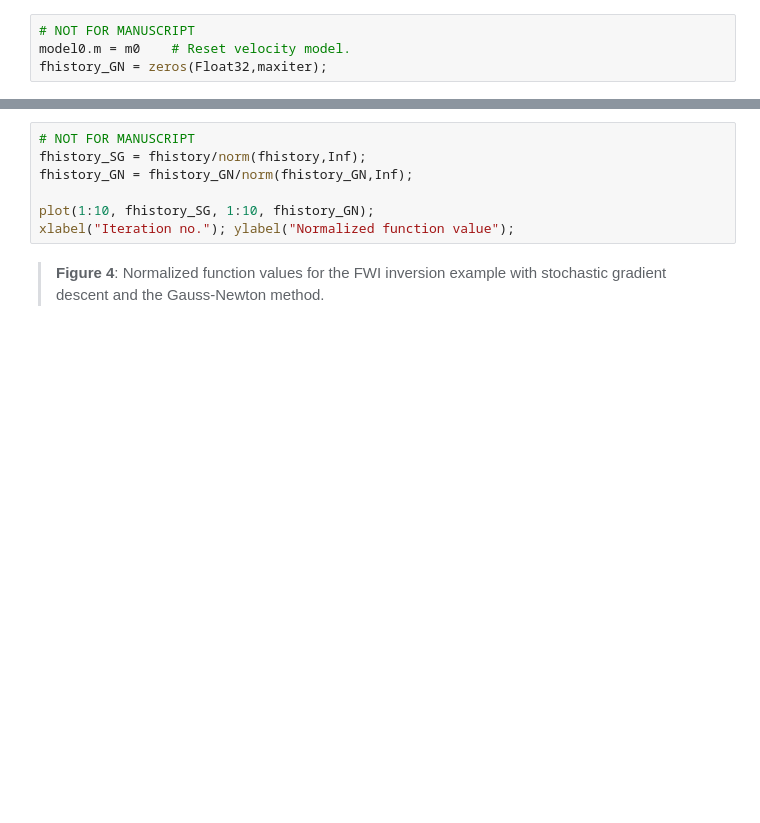
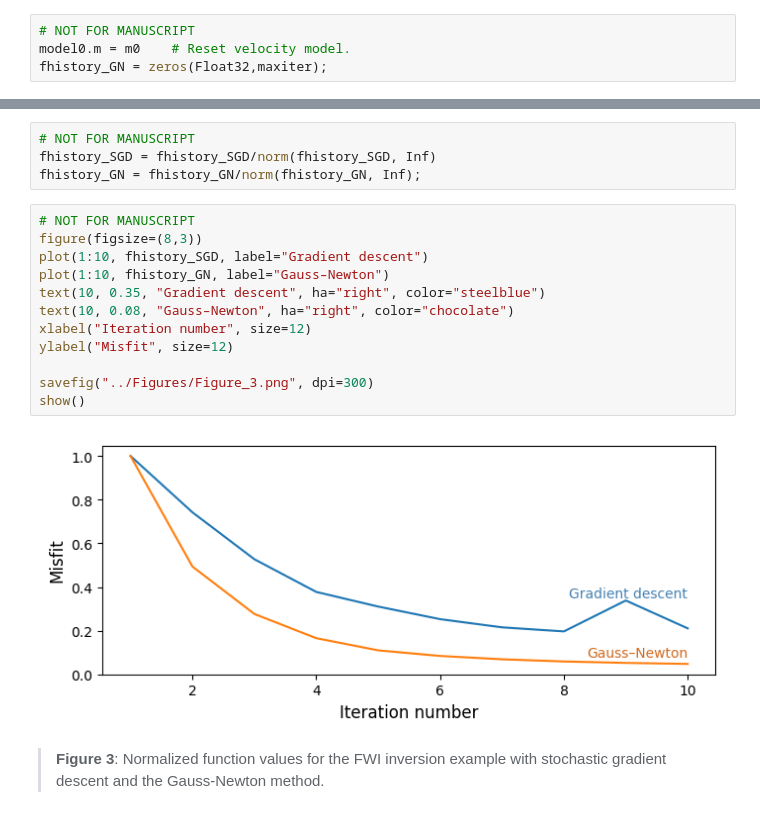
Before and after one commit to seg/tutorials-2018, a Jupyter notebook: 1802_FWI_Inversion/Notebook/Manuscript.ipynb, the cells around one changed output, grey strips where cells are left out. Drawn from its saved outputs; the diff is of its cells as text; blank space fills up the shorter version.

```diff
--- a/1802_FWI_Inversion/Notebook/Manuscript.ipynb
+++ b/1802_FWI_Inversion/Notebook/Manuscript.ipynb
@@ -256,10 +355,21 @@ show()
 # %%
 # NOT FOR MANUSCRIPT
-fhistory_SG = fhistory/norm(fhistory,Inf);
-fhistory_GN = fhistory_GN/norm(fhistory_GN,Inf);
-
-plot(1:10, fhistory_SG, 1:10, fhistory_GN);
-xlabel("Iteration no."); ylabel("Normalized function value");
+fhistory_SGD = fhistory_SGD/norm(fhistory_SGD, Inf)
+fhistory_GN = fhistory_GN/norm(fhistory_GN, Inf);
+# %%
+# NOT FOR MANUSCRIPT
+figure(figsize=(8,3))
+plot(1:10, fhistory_SGD, label="Gradient descent")
+plot(1:10, fhistory_GN, label="Gauss–Newton")
+text(10, 0.35, "Gradient descent", ha="right", color="steelblue")
+text(10, 0.08, "Gauss–Newton", ha="right", color="chocolate")
+xlabel("Iteration number", size=12)
+ylabel("Misfit", size=12)
+
+savefig("../Figures/Figure_3.png", dpi=300)
+show()
+# %% [output]
+[figure, added]
 # %% [markdown]
-> **Figure 4**: Normalized function values for the FWI inversion example with stochastic gradient descent and the Gauss-Newton method.
+> **Figure 3**: Normalized function values for the FWI inversion example with stochastic gradient descent and the Gauss-Newton method.
 # %% [markdown]
```
Also changed, not shown: parts of 32 cells of this notebook, 4 other files.
